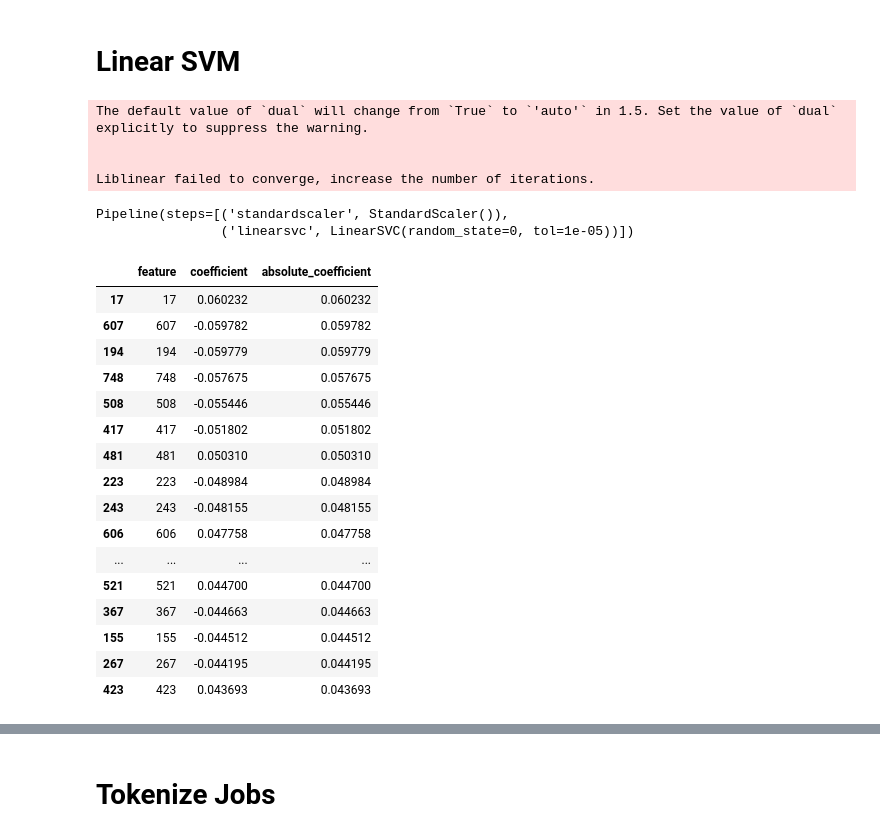
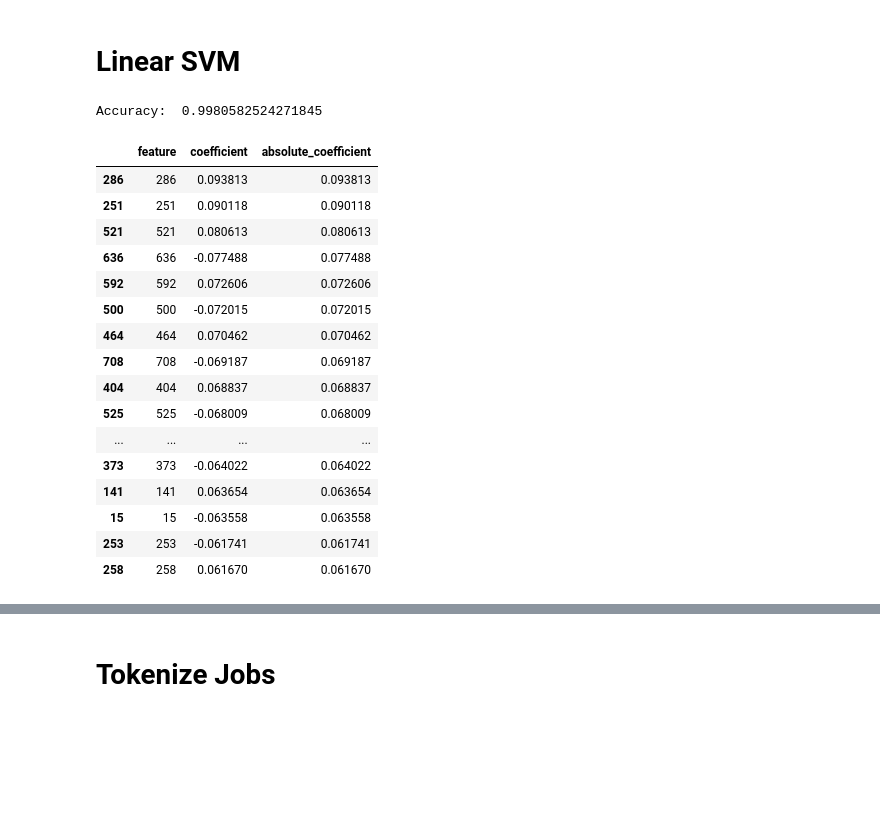
Before and after one commit to NauelSerraino/BERT-Gender-Bias, a Jupyter notebook: notebooks/01_weakly_supervised_experiment.ipynb, the cells around one changed output, grey strips where cells are left out. Saved outputs shown, nothing was run; the diff lists cells and outputs as text; code cells hidden in the pictures; blank space fills up the shorter version.

```diff
--- a/notebooks/01_weakly_supervised_experiment.ipynb
+++ b/notebooks/01_weakly_supervised_experiment.ipynb
@@ -10,8 +13,8 @@ sys.path.append('/home/nauel/bert_gender_bias')
 
 from pipelines.utils.paths import EXTERNAL_DATA_DIR, INTERIM_DATA_DIR
 # %%
-gendered_words = pd.read_csv(os.path.join(INTERIM_DATA_DIR, 'gendered_words.csv'), sep="|")
-jobs_df = pd.read_csv(os.path.join(INTERIM_DATA_DIR, 'jobs.csv'), sep="|")
+gendered_words = pd.read_csv(os.path.join(INTERIM_DATA_DIR, 'gender_binary_words.csv'), sep="|")
+jobs_df = pd.read_csv(os.path.join(EXTERNAL_DATA_DIR, 'occupations.csv'), sep="|")
 print(jobs_df.head())
 print(gendered_words.head())
 # %% [output]
@@ -102,6 +87,7 @@ array([[ 7.09431536e-04, -4.73694764e-04, -3.42166747e-03, ...,
 # %%
 import sklearn
 
+from sklearn import preprocessing
 from sklearn.svm import LinearSVC
 from sklearn.pipeline import make_pipeline
 from sklearn.preprocessing import StandardScaler
@@ -111,47 +97,44 @@ y = np.array(gendered_words.gender_binary.tolist())
 clf = make_pipeline(StandardScaler(),
                     LinearSVC(random_state=0, tol=1e-5))
 clf.fit(X, y)
+
+print("Accuracy: ", clf.score(X, y))
 # %% [output]
-The default value of `dual` will change from `True` to `'auto'` in 1.5. Set the value of `dual` explicitly to suppress the warning.
-
-
-Liblinear failed to converge, increase the number of iterations.
+Accuracy:  0.9980582524271845
-Pipeline(steps=[('standardscaler', StandardScaler()),
-                ('linearsvc', LinearSVC(random_state=0, tol=1e-05))])
 # %%
 def get_top_features(clf):
     svc = clf.named_steps['linearsvc']
 
     coefficients = svc.coef_
     intercept = svc.intercept_
 
     flat_coefficients = coefficients.flatten()
 
     coef_df = pd.DataFrame(flat_coefficients, columns=['coefficient'])
     coef_df.index.name = 'feature'
     coef_df.reset_index(inplace=True)
     coef_df['absolute_coefficient'] = np.abs(coef_df['coefficient'])
-    coef_df_sorted = coef_df.sort_values(by='absolute_coefficient', ascending=False)
+    svm_coef = coef_df.sort_values(by='absolute_coefficient', ascending=False)
 
-    return coef_df_sorted
+    return svm_coef
 
-coef_df_sorted = get_top_features(clf)
-coef_df_sorted.head(20)
+svm_coef = get_top_features(clf)
+svm_coef.head(20)
 # %% [output]
 |  | feature | coefficient | absolute_coefficient |
-| 17 | 17 | 0.060232 | 0.060232 |
-| 607 | 607 | -0.059782 | 0.059782 |
-| 194 | 194 | -0.059779 | 0.059779 |
-| 748 | 748 | -0.057675 | 0.057675 |
-| 508 | 508 | -0.055446 | 0.055446 |
-| 417 | 417 | -0.051802 | 0.051802 |
-| 481 | 481 | 0.050310 | 0.050310 |
-| 223 | 223 | -0.048984 | 0.048984 |
-| 243 | 243 | -0.048155 | 0.048155 |
-| 606 | 606 | 0.047758 | 0.047758 |
+| 286 | 286 | 0.093813 | 0.093813 |
+| 251 | 251 | 0.090118 | 0.090118 |
+| 521 | 521 | 0.080613 | 0.080613 |
+| 636 | 636 | -0.077488 | 0.077488 |
+| 592 | 592 | 0.072606 | 0.072606 |
+| 500 | 500 | -0.072015 | 0.072015 |
+| 464 | 464 | 0.070462 | 0.070462 |
+| 708 | 708 | -0.069187 | 0.069187 |
+| 404 | 404 | 0.068837 | 0.068837 |
+| 525 | 525 | -0.068009 | 0.068009 |
 | ... | ... | ... | ... |
-| 521 | 521 | 0.044700 | 0.044700 |
-| 367 | 367 | -0.044663 | 0.044663 |
-| 155 | 155 | -0.044512 | 0.044512 |
-| 267 | 267 | -0.044195 | 0.044195 |
-| 423 | 423 | 0.043693 | 0.043693 |
+| 373 | 373 | -0.064022 | 0.064022 |
+| 141 | 141 | 0.063654 | 0.063654 |
+| 15 | 15 | -0.063558 | 0.063558 |
+| 253 | 253 | -0.061741 | 0.061741 |
+| 258 | 258 | 0.061670 | 0.061670 |
```
Also changed, not shown: parts of 25 cells of this notebook.
